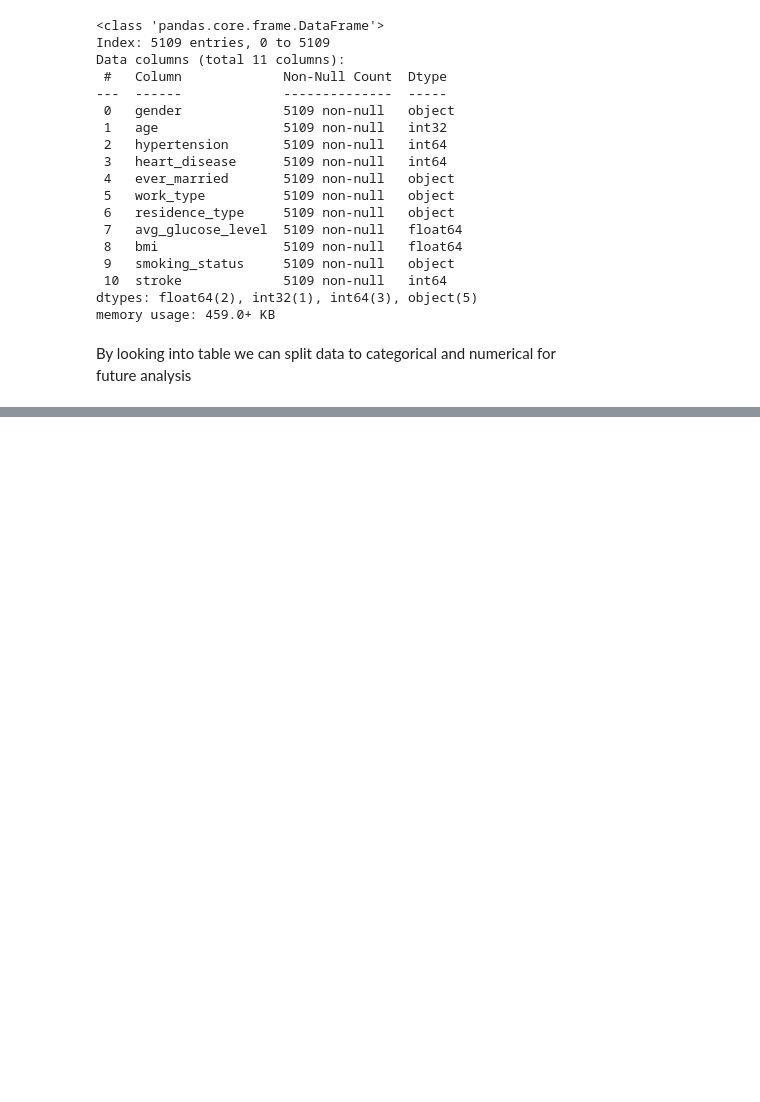
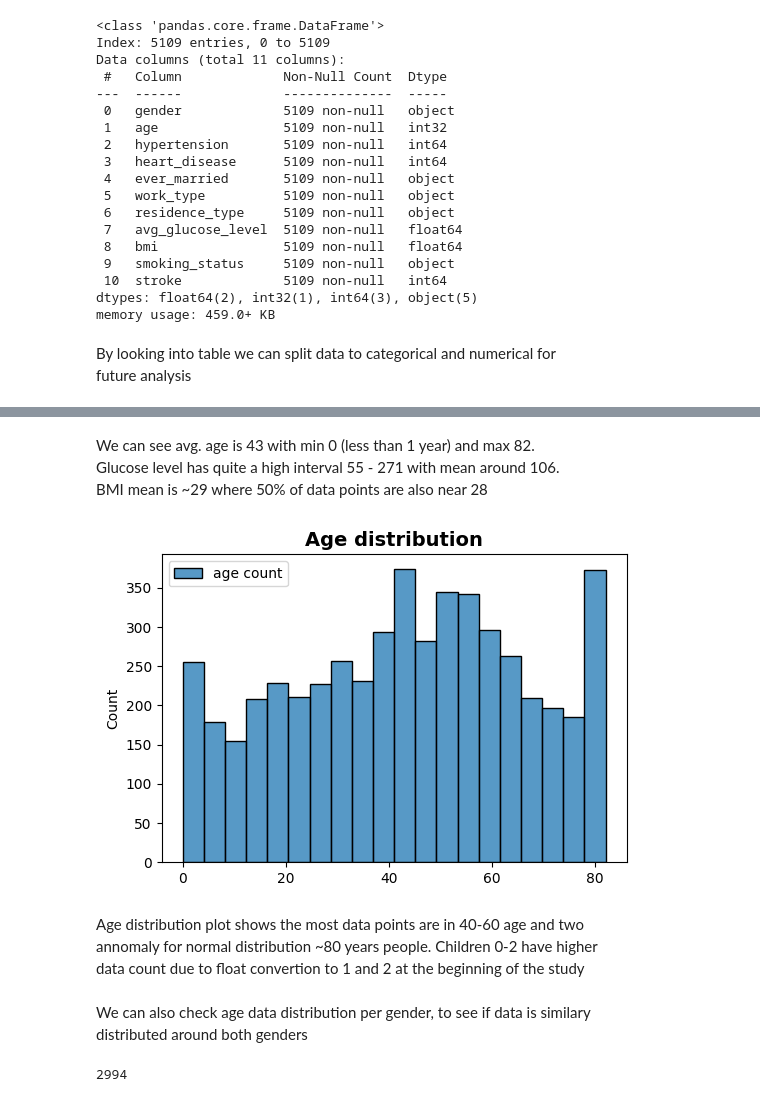
Before and after one commit to ShariYo/Modul3Sprint2, a Jupyter notebook: project/main.ipynb, the cells around one changed output, grey strips where cells are left out. Cells and saved outputs as stored; diff of their text form; code cells hidden in the pictures; blank space fills up the shorter version.

```diff
--- a/project/main.ipynb
+++ b/project/main.ipynb
@@ -202,6 +202,7 @@ hc = hc.drop(columns="id")
 
 # lower case strings
 hc["residence_type"] = hc["residence_type"].str.lower()
+hc["gender"] = hc["gender"].str.lower()
 # %% [markdown]
 ### EDA (Exploratory Data Analysis)
 # %% [markdown]
@@ -238,0 +252,19 @@ hc_cat = hc[categoric]
+# %% [markdown]
+We can see avg. age is 43 with min 0 (less than 1 year) and max 82.
+Glucose level has quite a high interval 55 - 271 with mean around 106.
+BMI mean is ~29 where 50% of data points are also near 28
+# %%
+sand.f_histogram(xaxis=hc["age"], label="age count", title="Age distribution")
+# %% [output]
+[figure, added]
+# %% [markdown]
+Age distribution plot shows the most data points are in 40-60 age and two
+annomaly for normal distribution ~80 years people. Children 0-2 have higher
+data count due to float convertion to 1 and 2 at the beginning of the study
+# %% [markdown]
+We can also check age data distribution per gender, to see if data is similary
+distributed around both genders
+# %%
+gend.loc["female"]
+# %% [output]
+2994
```
Also changed, not shown: parts of 4 cells of this notebook, 1 other file.
